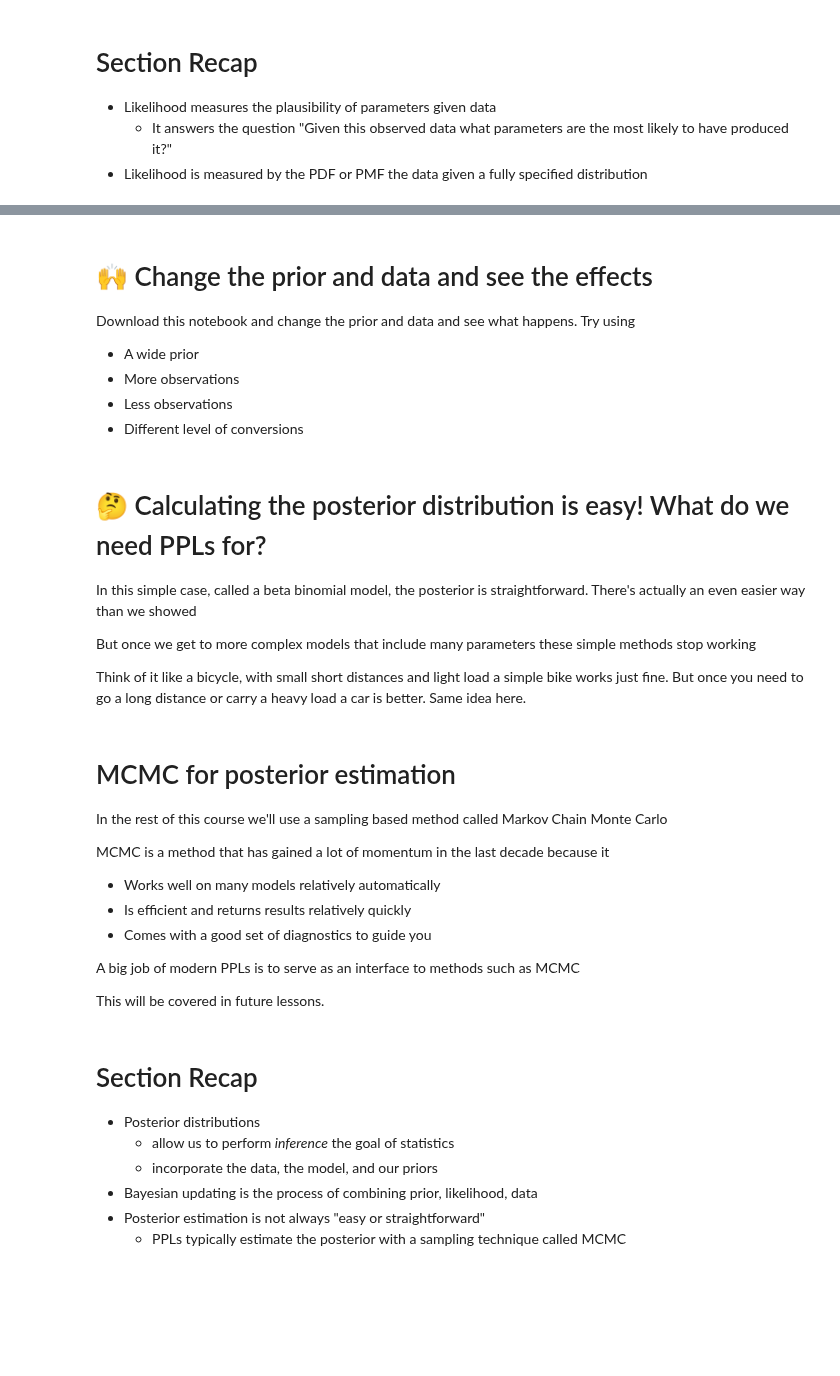
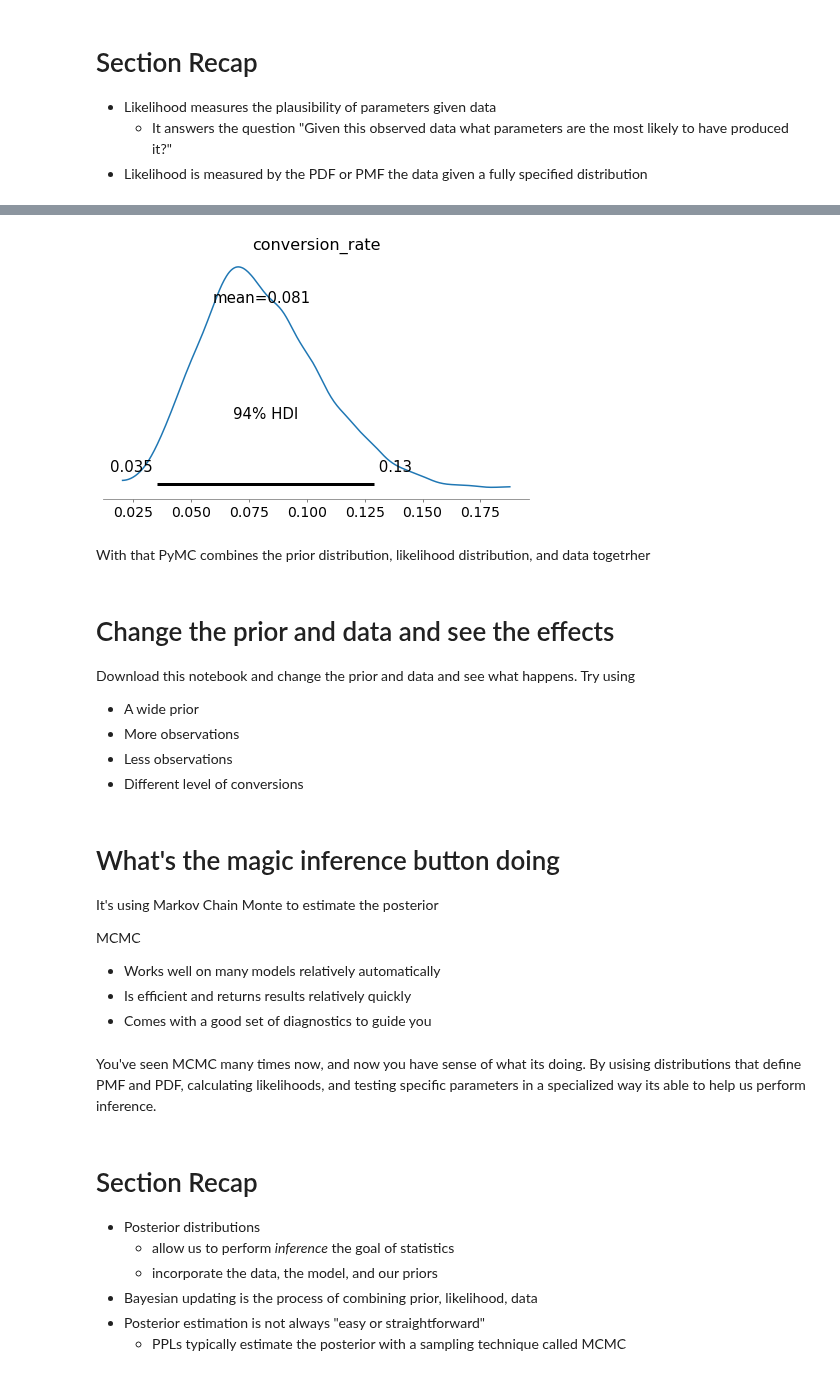
Before and after one commit to AlexAndorra/notebooks-experiments, a Jupyter notebook: 4_Bayes_Rule/Bayes_Rule_All.ipynb, the cells around one changed output, grey strips where cells are left out. Drawn from its saved outputs; the diff is of its cells as text; code cells hidden in the pictures; blank space fills up the shorter version.

```diff
--- a/4_Bayes_Rule/Bayes_Rule_All.ipynb
+++ b/4_Bayes_Rule/Bayes_Rule_All.ipynb
@@ -332,0 +267,14 @@ plt.legend();
+# %%
+with pm.Model():
+
+    # parameter we want to infer with prior
+    conversion_rate = pm.Beta("conversion_rate", 2, 10)
+    # likelihood of observing data given parameter
+    likelihood = pm.Bernoulli("likelihood",
+                                p=conversion_rate,
+
+                                # This is the important keyword argument
+                                observed=conversions)
+
+    # Posterior
+    idata = pm.sample()
@@ -450,0 +319,16 @@ ax.set_yticks([]);
+# %%
+# Replace with a data load
+np.random.seed(3)
+b = stats.bernoulli(p=.1)
+conversions = b.rvs(100)
+# %%
+with pm.Model() as ab_test_model:
+
+    # parameter we want to infer with prior
+    conversion_rate = pm.Beta("conversion_rate", 2, 10)
+    # likelihood of observing data given parameter
+    likelihood = pm.Bernoulli("likelihood",
+                                p=conversion_rate,
+
+                                # This is the important keyword argument
+                                observed=conversions)
@@ -450,0 +337,4 @@ ax.set_yticks([]);
+# %%
+with ab_test_model:
+    # Posterior
+    idata = pm.sample()
@@ -451,29 +366,27 @@ ax.set_yticks([]);
+# %%
+az.plot_posterior(idata.posterior);
+# %% [output]
+[figure, added]
+# %% [markdown]
+With that PyMC combines the prior distribution, likelihood distribution, and data togetrher
 # %% [markdown]
-# 🙌 Change the prior and data and see the effects
+# Change the prior and data and see the effects
 Download this notebook and change the prior and data and see what happens. Try using
 * A wide prior
 * More observations
 * Less observations
 * Different level of conversions
-# %% [markdown]
-# 🤔 Calculating the posterior distribution is easy! What do we need PPLs for?
-In this simple case, called a beta binomial model, the posterior is straightforward. There's actually an even easier way than we showed
-
-But once we get to more complex models that include many parameters these simple methods stop working
-
-Think of it like a bicycle, with small short distances and light load a simple bike works just fine. But once you need to go a long distance or carry a heavy load a car is better. Same idea here.
 # %% [markdown]
-#  MCMC for posterior estimation
-In the rest of this course we'll use a sampling based method called Markov Chain Monte Carlo
+#  What's the magic inference button doing
 
-MCMC is a method that has gained a lot of momentum in the last decade because it
+It's using Markov Chain Monte  to estimate the posterior
+
+MCMC
 * Works well on many models relatively automatically
 * Is efficient and returns results relatively quickly
 * Comes with a good set of diagnostics to guide you
-
-A big job of modern PPLs is to serve as an interface to methods such as MCMC
-
-This will be covered in future lessons.
+# %% [markdown]
+You've seen MCMC many times now, and now you have sense of what its doing. By usising distributions that define PMF and PDF, calculating likelihoods, and testing specific parameters in a specialized way its able to help us perform inference.
 # %% [markdown]
 # Section Recap
 * Posterior distributions
```
Also changed, not shown: parts of 83 cells of this notebook.
